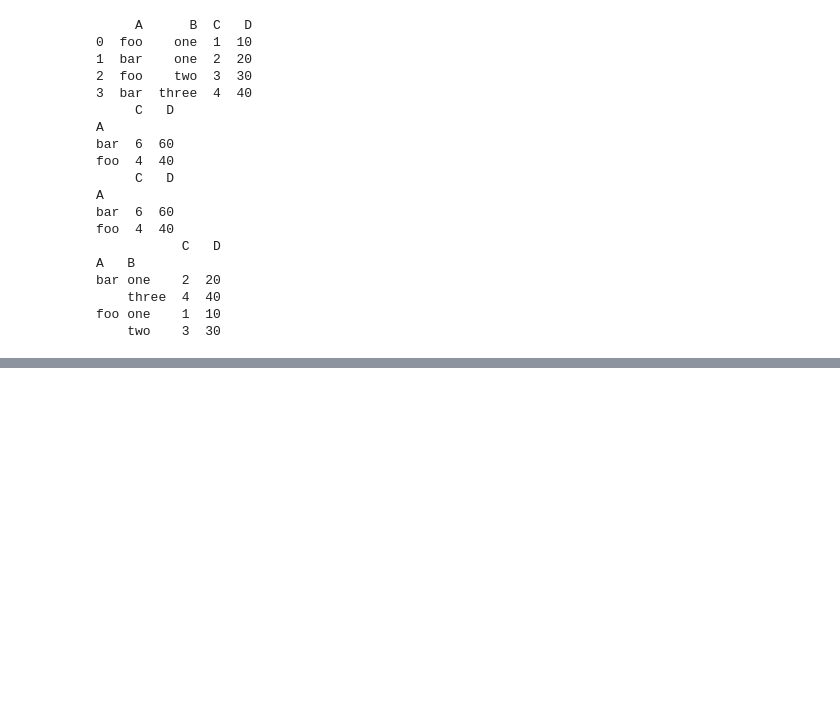
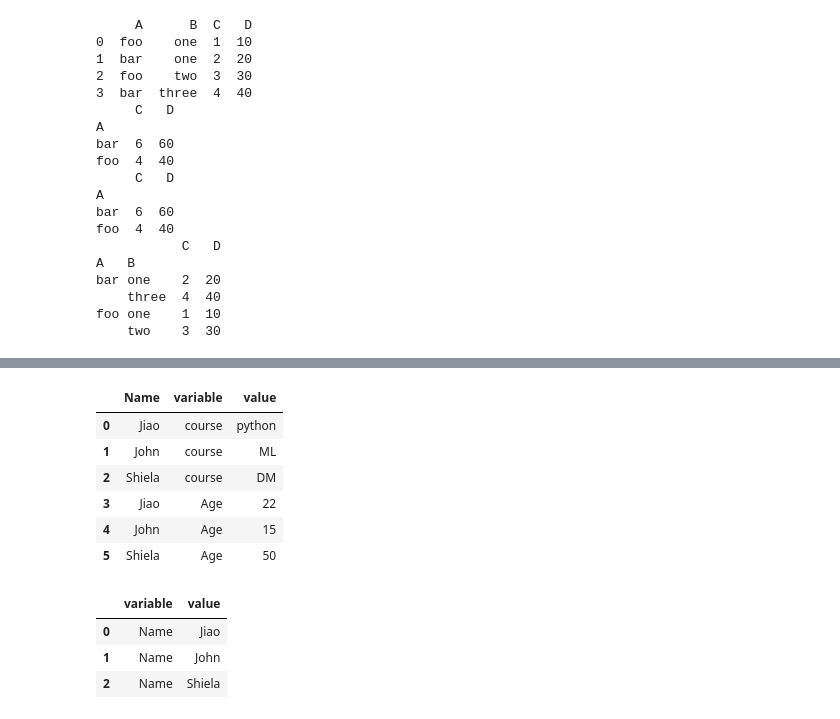
Before and after one commit to potatowedges555/DataScience, a Jupyter notebook: test.ipynb, the cells around one changed output, grey strips where cells are left out. Drawn from its saved outputs; the diff is of its cells as text; code cells hidden in the pictures; blank space fills up the shorter version.

```diff
--- a/test.ipynb
+++ b/test.ipynb
@@ -975,0 +1039,17 @@ foo one    1  10
+# %%
+df.melt('Name') # 保留'Name'
+# %% [output]
+|  | Name | variable | value |
+| 0 | Jiao | course | python |
+| 1 | John | course | ML |
+| 2 | Shiela | course | DM |
+| 3 | Jiao | Age | 22 |
+| 4 | John | Age | 15 |
+| 5 | Shiela | Age | 50 |
+# %%
+df.melt(value_vars='Name') # 只換'Name'
+# %% [output]
+|  | variable | value |
+| 0 | Name | Jiao |
+| 1 | Name | John |
+| 2 | Name | Shiela |
```
Also changed, not shown: parts of 8 cells of this notebook, 1 other file.
